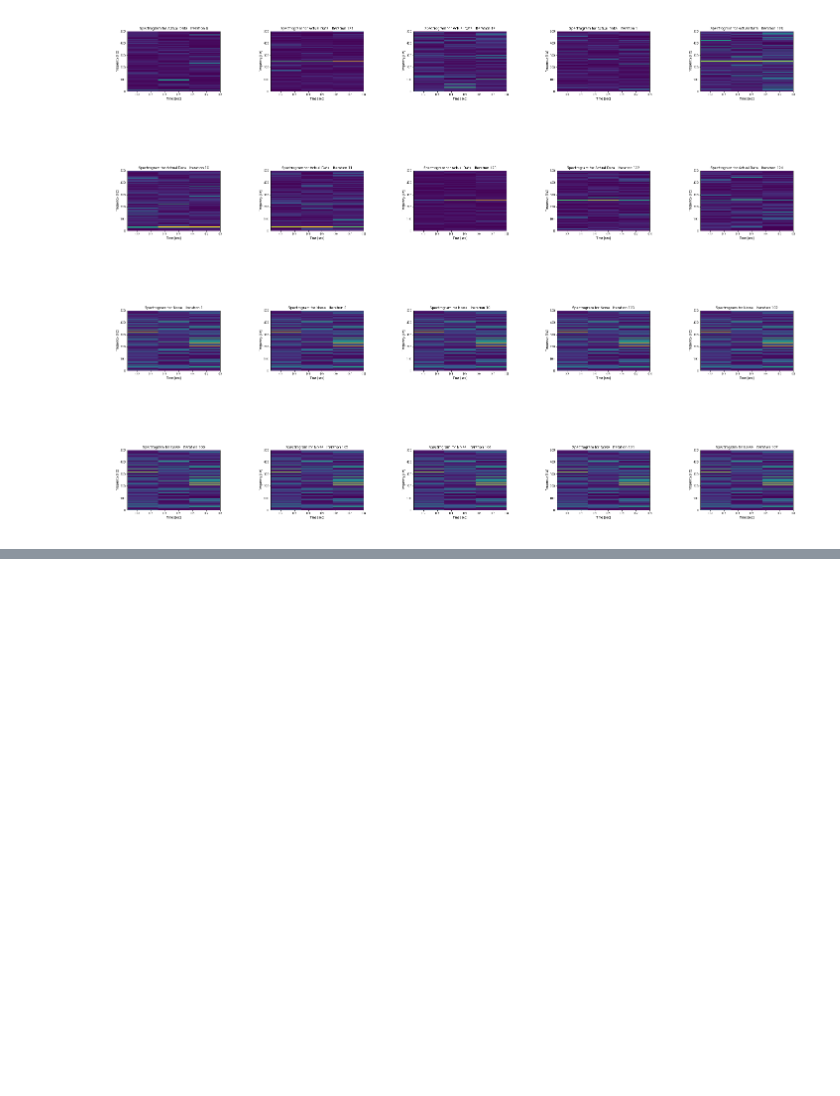
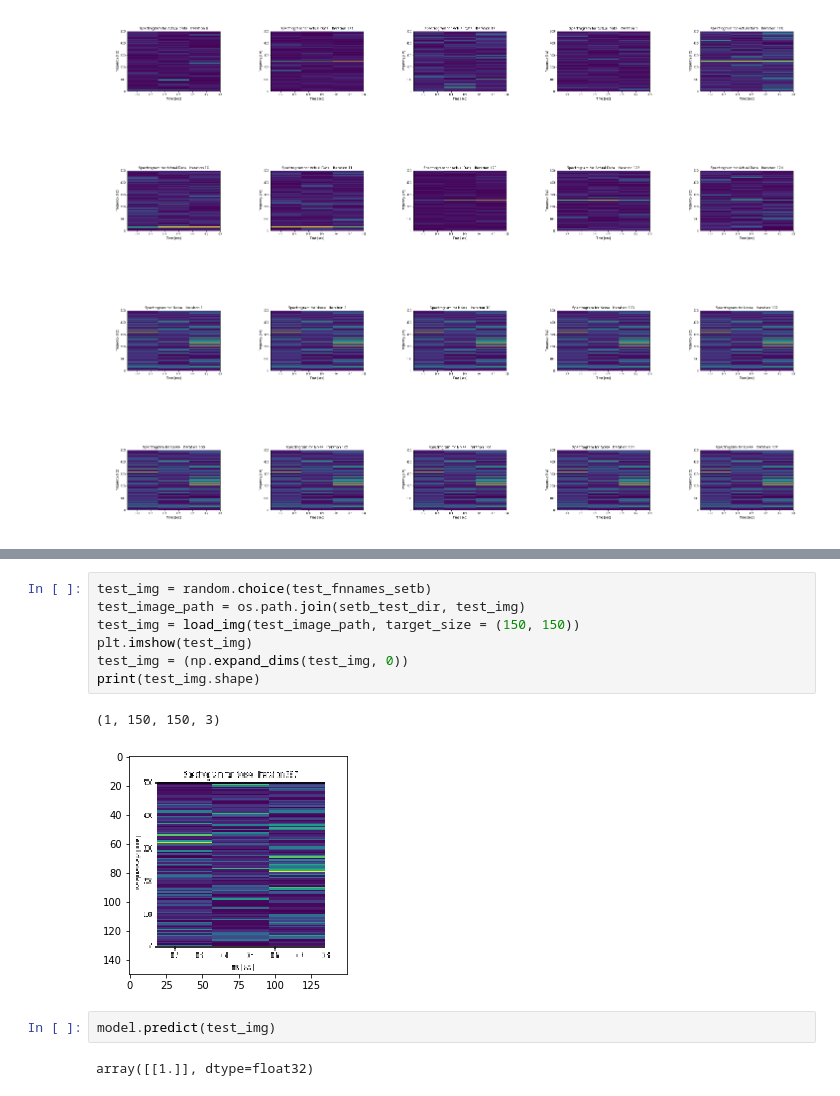
Before and after one commit to SGRGit/gwOsc, a Jupyter notebook: SignalProcCNN.ipynb, the cells around one changed output, grey strips where cells are left out. Drawn from its saved outputs; the diff is of its cells as text; blank space fills up the shorter version.

```diff
--- a/SignalProcCNN.ipynb
+++ b/SignalProcCNN.ipynb
@@ -304,0 +293,14 @@ array([[0.40982902]], dtype=float32)
+# %%
+test_img = random.choice(test_fnnames_setb)
+test_image_path = os.path.join(setb_test_dir, test_img)
+test_img = load_img(test_image_path, target_size = (150, 150))
+plt.imshow(test_img)
+test_img = (np.expand_dims(test_img, 0))
+print(test_img.shape)
+# %% [output]
+(1, 150, 150, 3)
+[figure, added]
+# %%
+model.predict(test_img)
+# %% [output]
+array([[1.]], dtype=float32)
```
Also changed, not shown: parts of 23 cells of this notebook.
